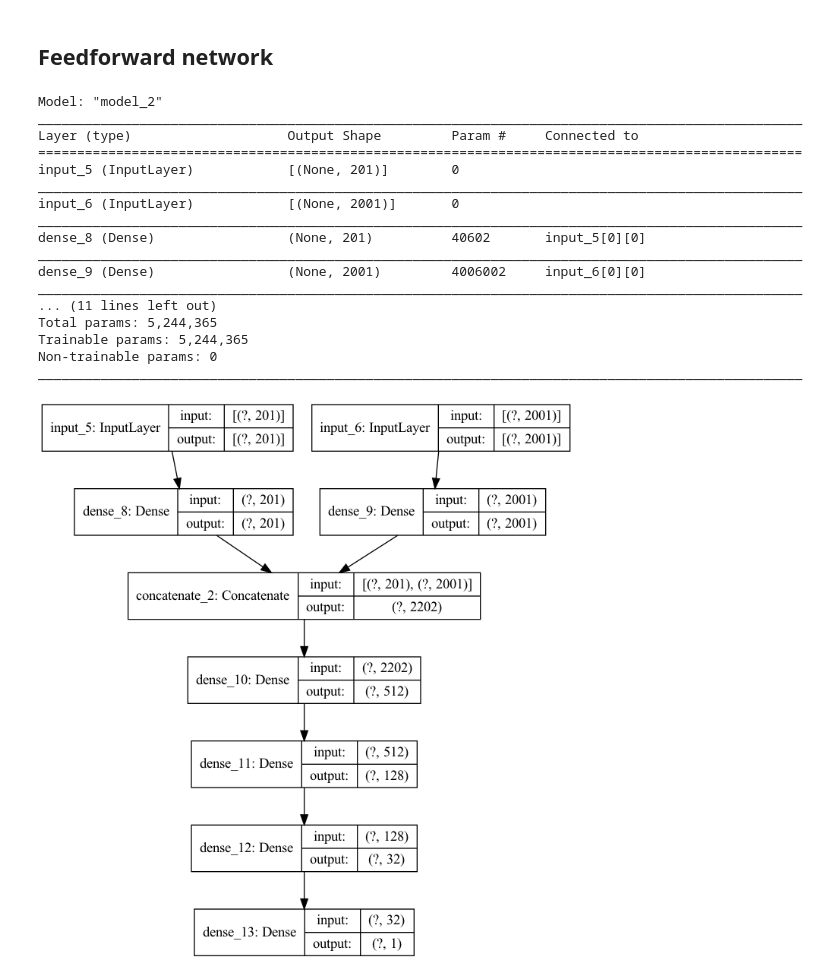
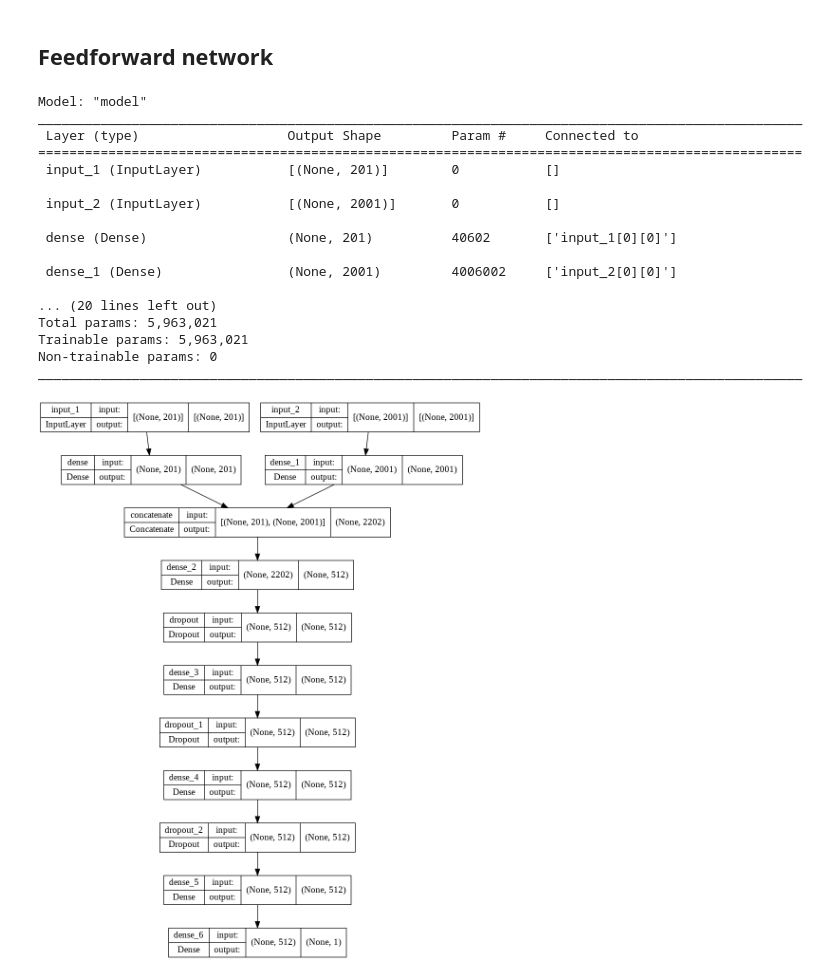
Before and after one commit to BlueGrisGris/am216, a Jupyter notebook: AM216_Exoplanets.ipynb, the cells around one changed output. Drawn from its saved outputs; the diff is of its cells as text; code cells hidden in the pictures.

```diff
--- a/AM216_Exoplanets.ipynb
+++ b/AM216_Exoplanets.ipynb
@@ -249,33 +270,39 @@ global_len = global_train.shape[1]
 # %%
 local_input = tf.keras.Input(shape=(local_len,))
 global_input = tf.keras.Input(shape=(global_len,))
 x_local = tf.keras.layers.Dense(local_len, activation=tf.nn.relu)(local_input)
 x_global = tf.keras.layers.Dense(global_len, activation=tf.nn.relu)(global_input)
+
 x = tf.keras.layers.concatenate([x_local,x_global])
 x = tf.keras.layers.Dense(512,activation=tf.nn.relu)(x)
-x = tf.keras.layers.Dense(128,activation=tf.nn.relu)(x)
-x = tf.keras.layers.Dense(32,activation=tf.nn.relu)(x)
+x = tf.keras.layers.Dropout(0.2)(x)
+x = tf.keras.layers.Dense(512,activation=tf.nn.relu)(x)
+x = tf.keras.layers.Dropout(0.2)(x)
+x = tf.keras.layers.Dense(512,activation=tf.nn.relu)(x)
+x = tf.keras.layers.Dropout(0.2)(x)
+x = tf.keras.layers.Dense(512,activation=tf.nn.relu)(x)
 y = tf.keras.layers.Dense(1,activation=tf.nn.sigmoid)(x)
+
 model = tf.keras.Model(inputs=(local_input,global_input), outputs=y)
-model.compile(optimizer="Adam", loss="mse")
+model.compile(optimizer="Adam", loss="mse",metrics=['accuracy'])
 model.summary()
 tf.keras.utils.plot_model(model, show_shapes=True, show_layer_names=True)
 # %% [output]
-Model: "model_2"
+Model: "model"
 __________________________________________________________________________________________________
-Layer (type)                    Output Shape         Param #     Connected to
+ Layer (type)                   Output Shape         Param #     Connected to
 ==================================================================================================
-input_5 (InputLayer)            [(None, 201)]        0
-__________________________________________________________________________________________________
-input_6 (InputLayer)            [(None, 2001)]       0
-__________________________________________________________________________________________________
-dense_8 (Dense)                 (None, 201)          40602       input_5[0][0]
-__________________________________________________________________________________________________
-dense_9 (Dense)                 (None, 2001)         4006002     input_6[0][0]
-__________________________________________________________________________________________________
-... (11 lines left out)
-Total params: 5,244,365
-Trainable params: 5,244,365
+ input_1 (InputLayer)           [(None, 201)]        0           []
+
+ input_2 (InputLayer)           [(None, 2001)]       0           []
+
+ dense (Dense)                  (None, 201)          40602       ['input_1[0][0]']
+
+ dense_1 (Dense)                (None, 2001)         4006002     ['input_2[0][0]']
+
+... (20 lines left out)
+Total params: 5,963,021
+Trainable params: 5,963,021
 Non-trainable params: 0
 __________________________________________________________________________________________________
-[figure, old version]
+[figure, new version]
```
Also changed, not shown: parts of 24 cells of this notebook.
